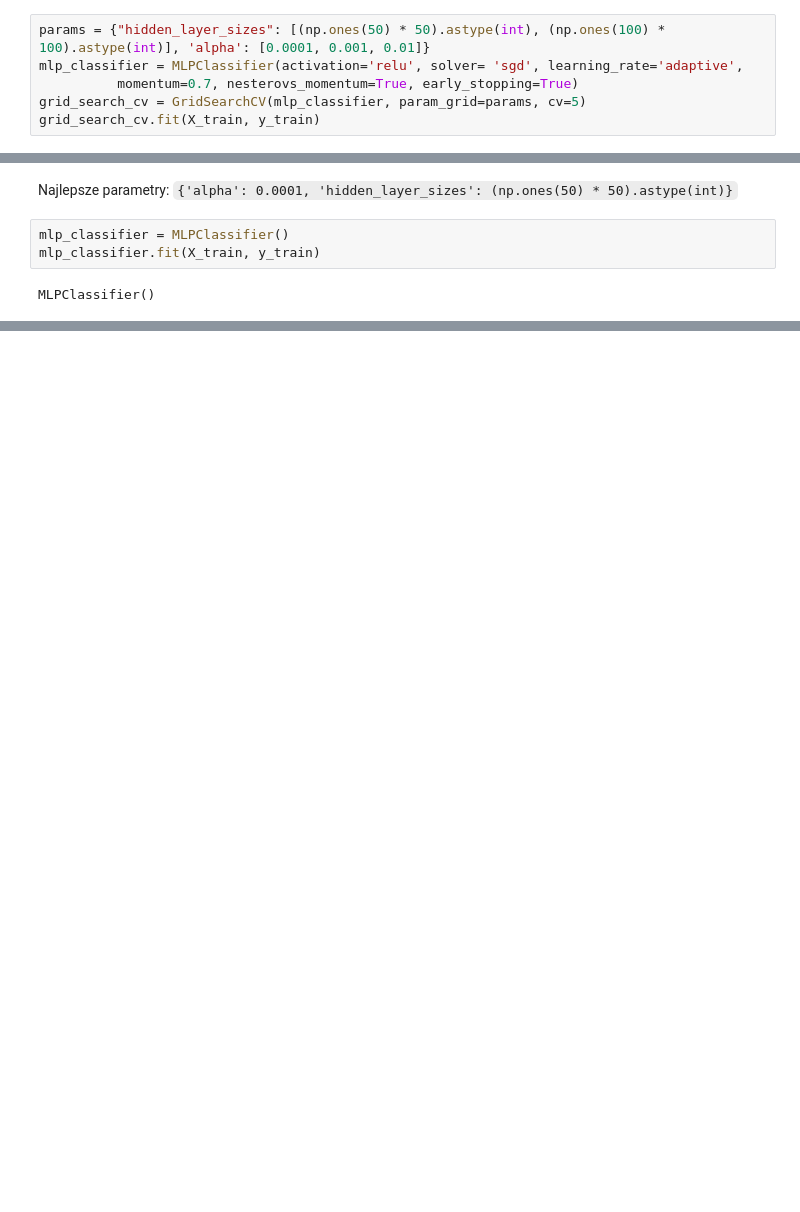
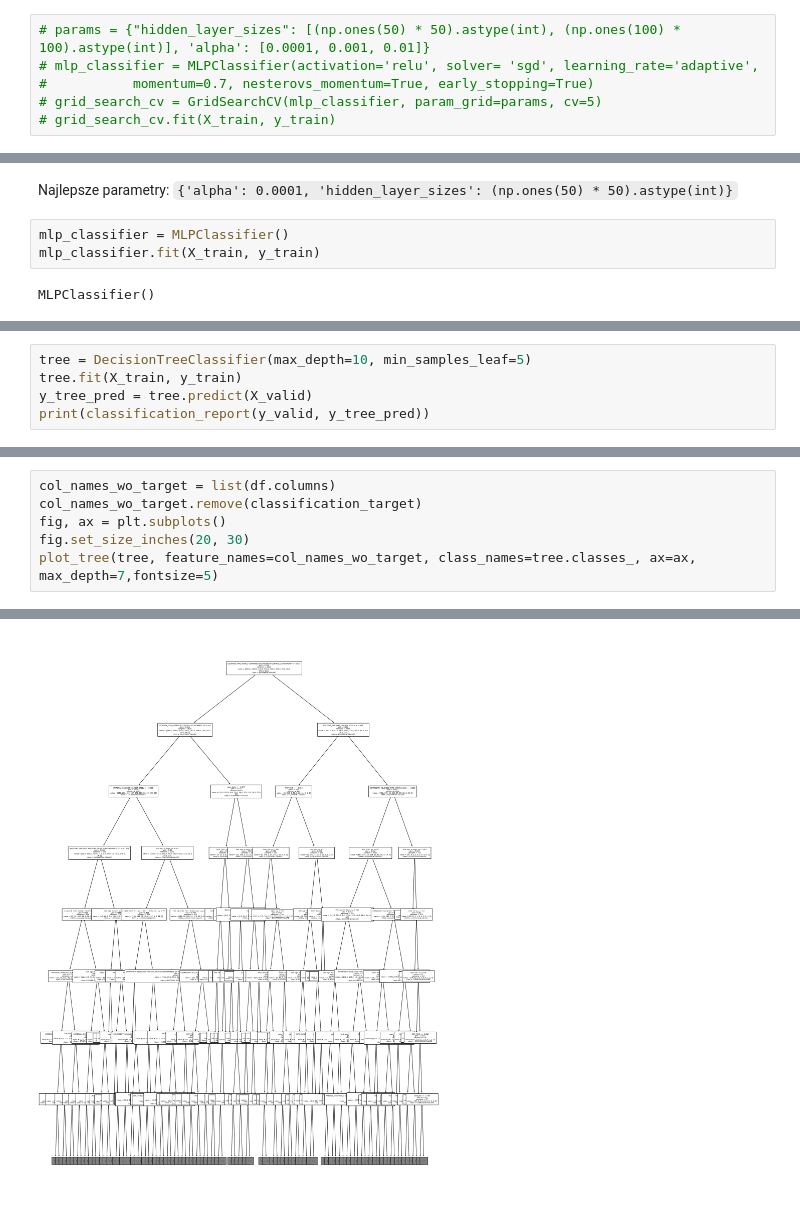
Before and after one commit to iivansmaliakou/ED-awarie, a Jupyter notebook: notebooks/8_modeling.ipynb, the cells around one changed output, grey strips where cells are left out. Cells and saved outputs as stored; diff of their text form; blank space fills up the shorter version.

```diff
--- a/notebooks/8_modeling.ipynb
+++ b/notebooks/8_modeling.ipynb
@@ -130,8 +128,8 @@ MATERIAL FAILURE OF PIPE OR WELD       0.30      0.45      0.36       109
 # %% [markdown]
 Sprobujmy polepszyć wynik za pomocą bardziej złożonych modeli, takich jak MLP
 # %%
-params = {"hidden_layer_sizes": [(np.ones(50) * 50).astype(int), (np.ones(100) * 100).astype(int)], 'alpha': [0.0001, 0.001, 0.01]}
-mlp_classifier = MLPClassifier(activation='relu', solver= 'sgd', learning_rate='adaptive',
-          momentum=0.7, nesterovs_momentum=True, early_stopping=True)
-grid_search_cv = GridSearchCV(mlp_classifier, param_grid=params, cv=5)
-grid_search_cv.fit(X_train, y_train)
+# params = {"hidden_layer_sizes": [(np.ones(50) * 50).astype(int), (np.ones(100) * 100).astype(int)], 'alpha': [0.0001, 0.001, 0.01]}
+# mlp_classifier = MLPClassifier(activation='relu', solver= 'sgd', learning_rate='adaptive',
+#           momentum=0.7, nesterovs_momentum=True, early_stopping=True)
+# grid_search_cv = GridSearchCV(mlp_classifier, param_grid=params, cv=5)
+# grid_search_cv.fit(X_train, y_train)
@@ -183,0 +165,5 @@ MATERIAL FAILURE OF PIPE OR WELD       0.31      0.25      0.28       109
+# %%
+tree = DecisionTreeClassifier(max_depth=10, min_samples_leaf=5)
+tree.fit(X_train, y_train)
+y_tree_pred = tree.predict(X_valid)
+print(classification_report(y_valid, y_tree_pred))
@@ -183,0 +187,7 @@ MATERIAL FAILURE OF PIPE OR WELD       0.31      0.25      0.28       109
+# %%
+col_names_wo_target = list(df.columns)
+col_names_wo_target.remove(classification_target)
+fig, ax = plt.subplots()
+fig.set_size_inches(20, 30)
+plot_tree(tree, feature_names=col_names_wo_target, class_names=tree.classes_, ax=ax, max_depth=7,fontsize=5)
+# %% [output]
@@ -183,0 +211 @@ MATERIAL FAILURE OF PIPE OR WELD       0.31      0.25      0.28       109
+[figure, added]
```
Also changed, not shown: parts of 24 cells of this notebook, 5 other files.
